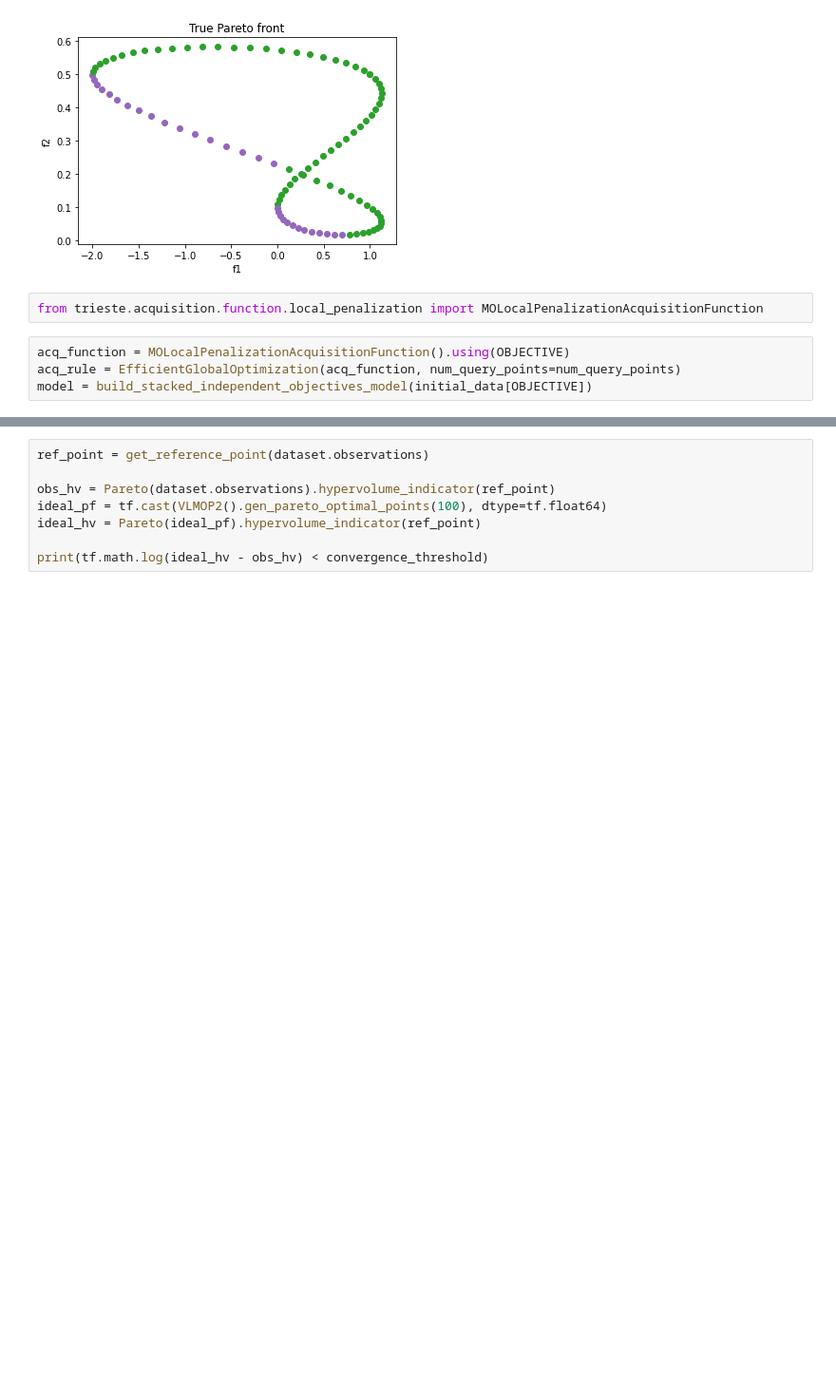
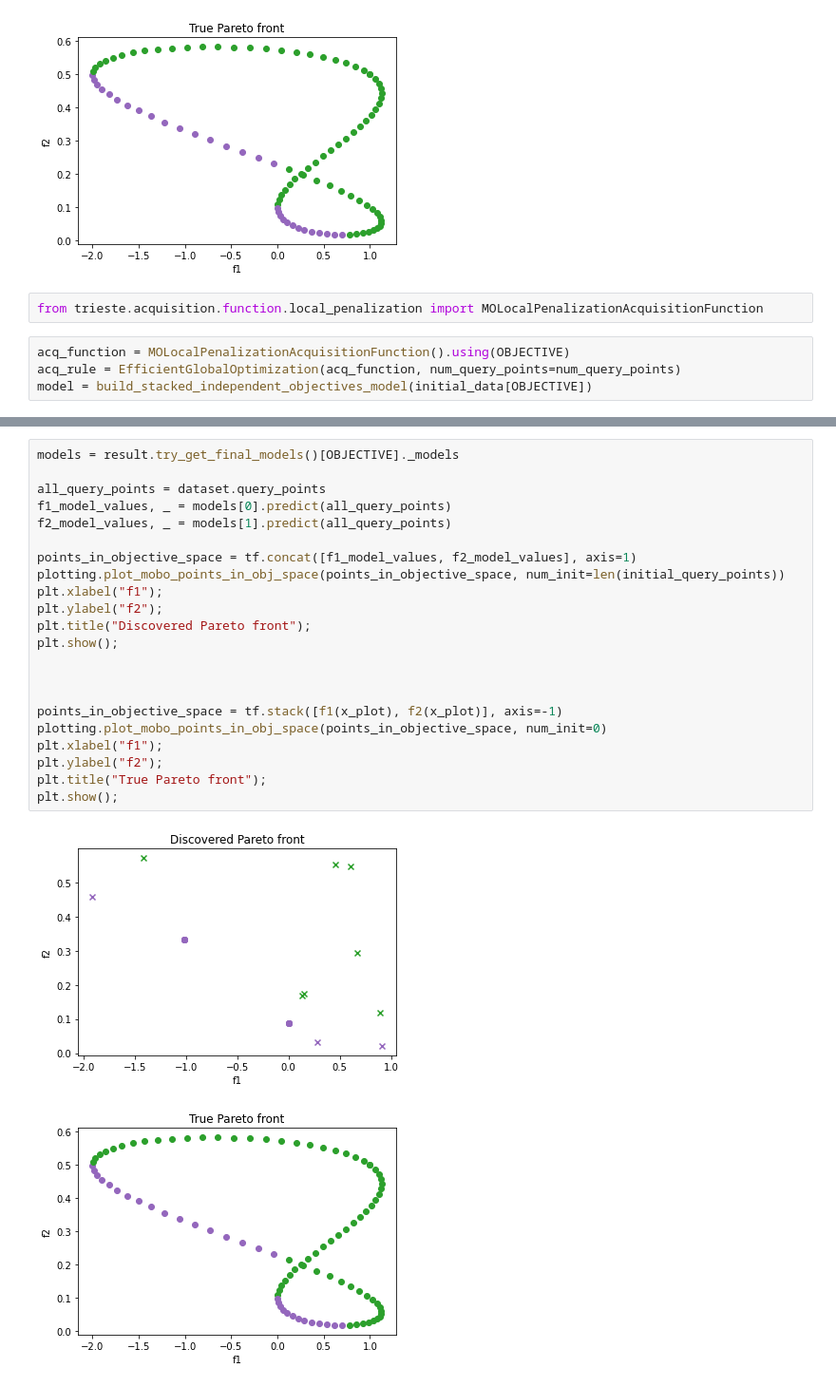
Before and after one commit to apaleyes/trieste, a Jupyter notebook: docs/notebooks/Untitled.ipynb, the cells around one changed output, grey strips where cells are left out. Shown: that part at 95% size. Saved outputs shown, nothing was run; the diff lists cells and outputs as text; blank space fills up the shorter version.

```diff
--- a/docs/notebooks/Untitled.ipynb
+++ b/docs/notebooks/Untitled.ipynb
@@ -142,8 +179,25 @@ Optimization completed without errors
 # %%
-ref_point = get_reference_point(dataset.observations)
+models = result.try_get_final_models()[OBJECTIVE]._models
 
-obs_hv = Pareto(dataset.observations).hypervolume_indicator(ref_point)
-ideal_pf = tf.cast(VLMOP2().gen_pareto_optimal_points(100), dtype=tf.float64)
-ideal_hv = Pareto(ideal_pf).hypervolume_indicator(ref_point)
+all_query_points = dataset.query_points
+f1_model_values, _ = models[0].predict(all_query_points)
+f2_model_values, _ = models[1].predict(all_query_points)
 
-print(tf.math.log(ideal_hv - obs_hv) < convergence_threshold)
+points_in_objective_space = tf.concat([f1_model_values, f2_model_values], axis=1)
+plotting.plot_mobo_points_in_obj_space(points_in_objective_space, num_init=len(initial_query_points))
+plt.xlabel("f1");
+plt.ylabel("f2");
+plt.title("Discovered Pareto front");
+plt.show();
+
+
+
+points_in_objective_space = tf.stack([f1(x_plot), f2(x_plot)], axis=-1)
+plotting.plot_mobo_points_in_obj_space(points_in_objective_space, num_init=0)
+plt.xlabel("f1");
+plt.ylabel("f2");
+plt.title("True Pareto front");
+plt.show();
+# %% [output]
+[figure, added]
+[figure, added]
```
Also changed, not shown: parts of 5 cells of this notebook, 1 other file.
